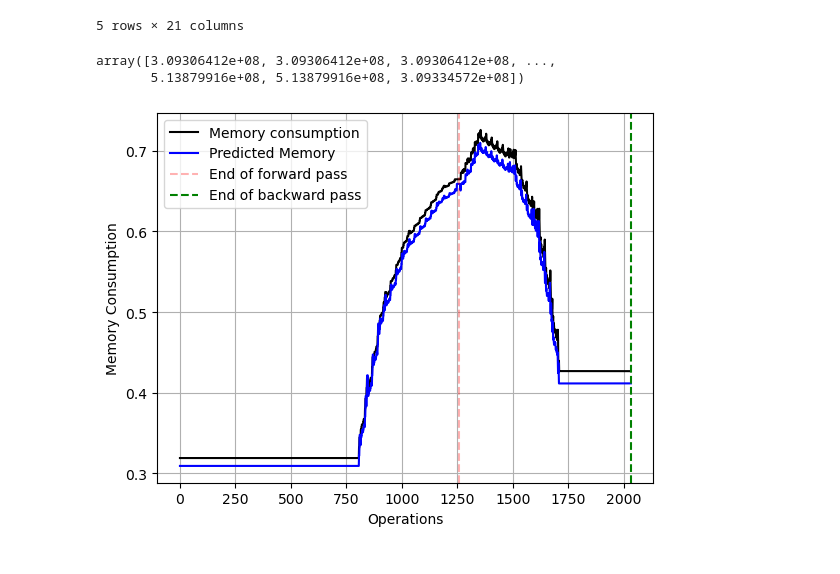
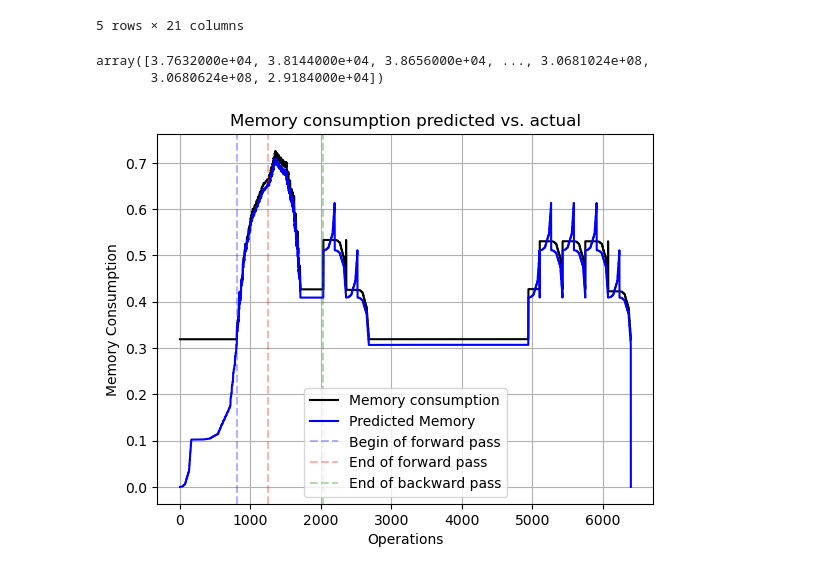
Before and after one commit to keremdayi2/CS265-mlsys-project, a Jupyter notebook: analysis.ipynb, the cells around one changed output. Cells and saved outputs as stored; diff of their text form; code cells hidden in the pictures.

Commit message:
add correct plot generation

```diff
--- a/analysis.ipynb
+++ b/analysis.ipynb
@@ -68,20 +81,6 @@ for _, row in df.iterrows():
     start = row['rank']
     end = df.shape[0]
 
-    if row['op'] == 'placeholder':
-        memory_usage += row['effective_size']
-        continue
-
-    # if not pd.isna(row['first_forward']):
-    #     start = name_to_rank[row['first_forward']]
-    # elif not pd.isna(row['first_backward']):
-    #     start = name_to_rank[row['first_backward']]
-
-    # if not pd.isna(row['last_backward']):
-    #     end = name_to_rank[row['last_backward']]
-    # elif not pd.isna(row['last_forward']):
-    #     end = name_to_rank[row['last_forward']]
-
     if not pd.isna(row['last_use']):
         end = name_to_rank[row['last_use']]
 
@@ -89,19 +88,22 @@ for _, row in df.iterrows():
 
 memory_usage
 # %% [output]
-array([3.09306412e+08, 3.09306412e+08, 3.09306412e+08, ...,
-       5.13879916e+08, 5.13879916e+08, 3.09334572e+08])
+array([3.7632000e+04, 3.8144000e+04, 3.8656000e+04, ..., 3.0681024e+08,
+       3.0680624e+08, 2.9184000e+04])
 # %%
 plt.grid()
-plt.plot(df.mem_cuda_GB[:opt_start], color = 'k', label='Memory consumption')
-plt.plot(memory_usage[:opt_start]/1e9, color='b', label='Predicted Memory')
+plt.plot(df.mem_cuda_GB, color = 'k', label='Memory consumption')
+plt.plot(memory_usage/1e9, color='b', label='Predicted Memory')
 
+plt.title('Memory consumption predicted vs. actual')
 plt.xlabel('Operations')
 plt.ylabel('Memory Consumption')
 
+plt.axvline(op_start, color='b', linestyle='--', alpha=0.3, label='Begin of forward pass')
 plt.axvline(sep_rank, color='r', linestyle='--', alpha=0.3, label='End of forward pass')
-plt.axvline(opt_start, color='g', linestyle='--', label = 'End of backward pass')
+plt.axvline(opt_start, color='g', linestyle='--', alpha=0.3, label = 'End of backward pass')
 plt.legend()
+plt.savefig(f'figs/memory_prediction_{model}.png')
 plt.show()
 # %% [output]
-[figure, old version]
+[figure, new version]
```
Also changed, not shown: parts of 1 cell of this notebook, 2 other files.
